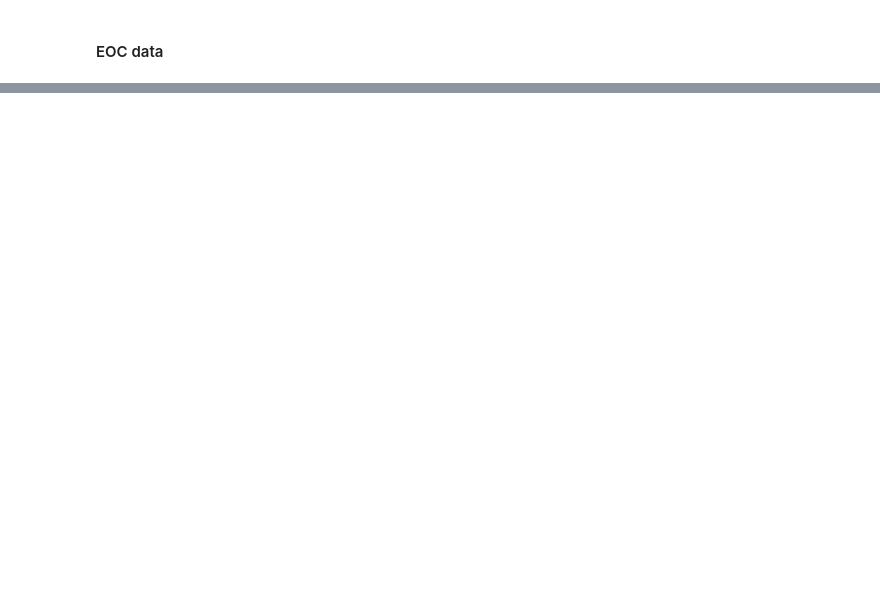
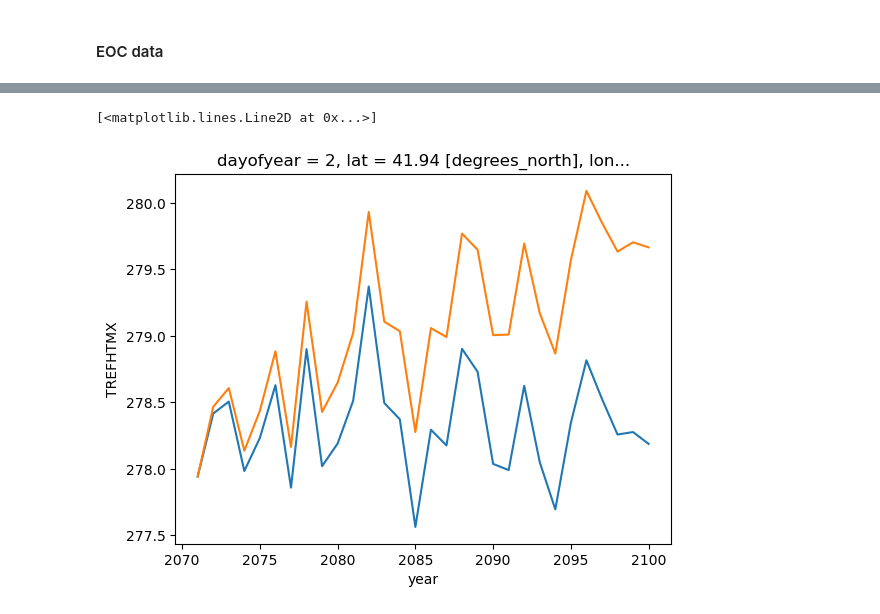
Before and after one commit to hrhampapura/moment_delta_mapping, a Jupyter notebook: lens_analysis/plots/Detrended/detrending.ipynb, the cells around one changed output, grey strips where cells are left out. Cells and saved outputs as stored; diff of their text form; code cells hidden in the pictures; blank space fills up the shorter version.

```diff
--- a/lens_analysis/plots/Detrended/detrending.ipynb
+++ b/lens_analysis/plots/Detrended/detrending.ipynb
@@ -278,0 +377,5 @@ tdgeoc_detrended.to_dataset().to_zarr(cvals+'eoc_detrended.zarr')
+# %%
+%%time
+### Test####
+tdgeoc_detrended = xr.open_zarr(cvals+'eoc_detrended.zarr').detrended_tmax
+tdgeoc_detrended
@@ -278,0 +412,11 @@ tdgeoc_detrended.to_dataset().to_zarr(cvals+'eoc_detrended.zarr')
+# %%
+
+tdgeoc_det_chic  = tdgeoc_detrended.sel(lat=chic_lat,lon=chic_lon,method='nearest')\
+                   .sel(dayofyear=2).mean('member')
+tdgeoc_chic      = tdgeoc.sel(lat=chic_lat,lon=chic_lon,method='nearest')\
+                   .sel(dayofyear=2).mean('member')
+tdgeoc_det_chic.plot()
+tdgeoc_chic.plot()
+# %% [output]
+[<matplotlib.lines.Line2D at 0x...>]
+[figure, added]
```
Also changed, not shown: parts of 16 cells of this notebook.
